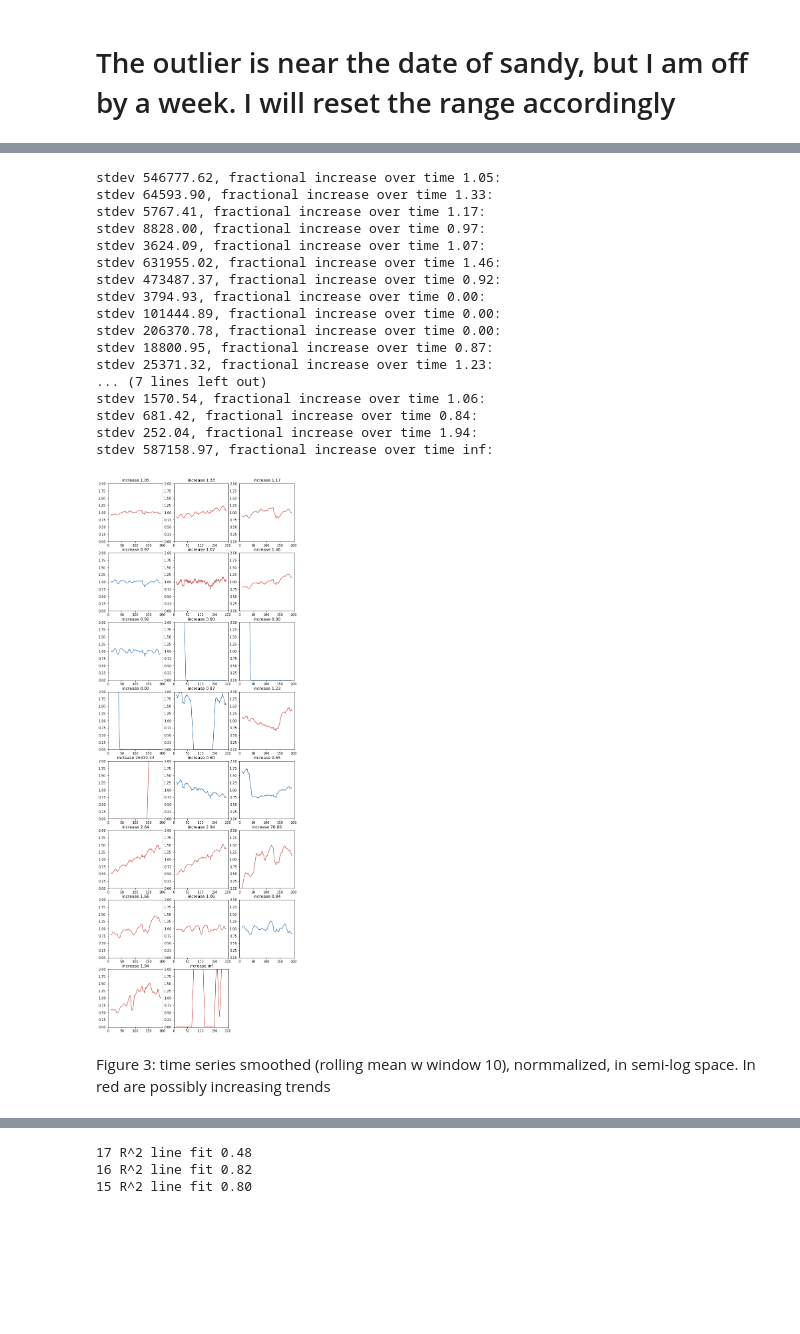
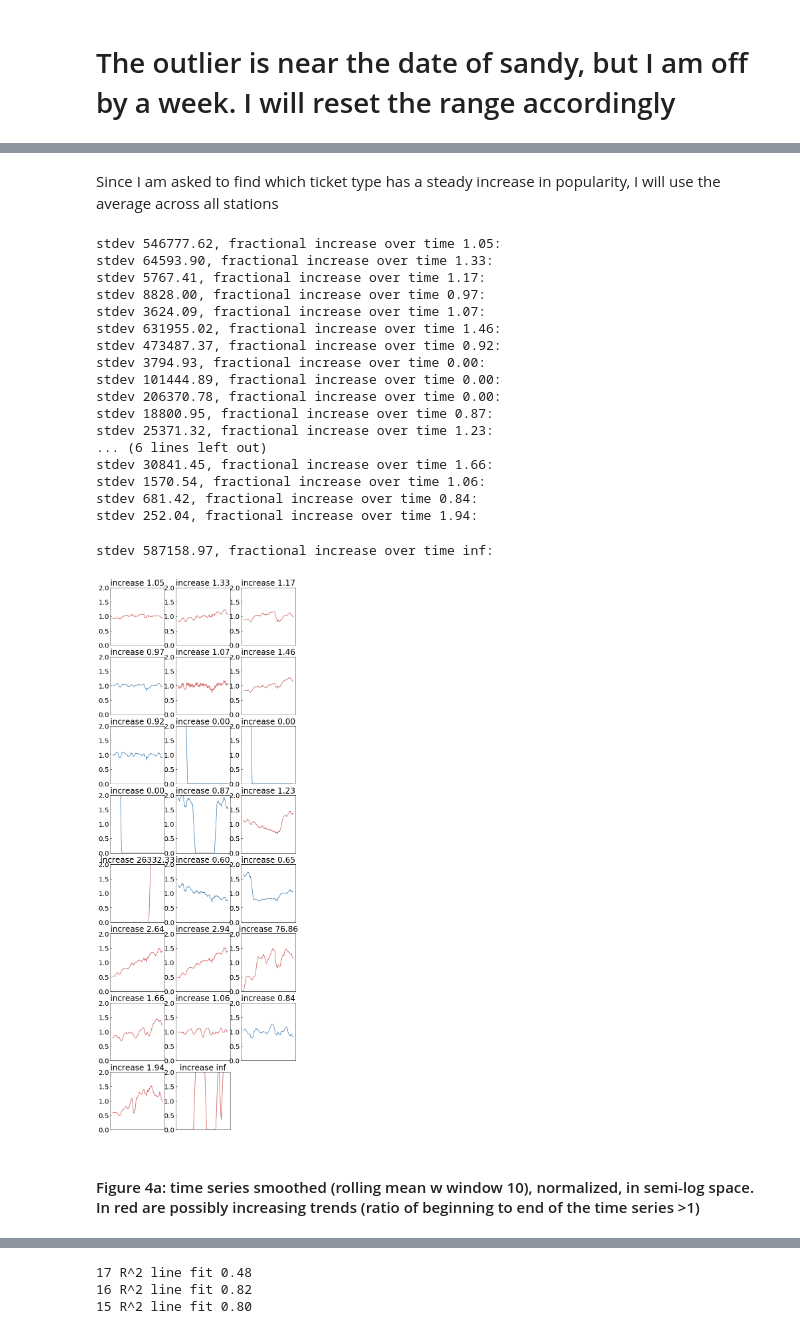
Before and after one commit to fedhere/PUI2017_fb55, a Jupyter notebook: HW10_fb55/subway_timeseries_solution.ipynb, the cells around one changed output, grey strips where cells are left out. Cells and saved outputs as stored; diff of their text form; code cells hidden in the pictures; blank space fills up the shorter version.

```diff
--- a/HW10_fb55/subway_timeseries_solution.ipynb
+++ b/HW10_fb55/subway_timeseries_solution.ipynb
@@ -25,6 +25,7 @@ It contains 23 different subway card types
 # Task 3:
 ## Several stations show a prominent annual periodicity. Identify the 4 **stations** (indentify them by the index of their location in the data cube) that show the most prominent periodic trend on an annual period (52 weeks). (Can you figure out what the periodic peak in rides is due to?)
 # %%
+from __future__ import print_function, division
 import pylab as pl
 import numpy as np
 import pandas as pd
@@ -33,7 +34,7 @@ import pandas as pd
 
 from IPython.display import Image
 from IPython.display import clear_output
-
+pl.rcParams['font.size'] = 20
 Image(filename = "Ridetypes.png")
 # %% [output]
 Populating the interactive namespace from numpy and matplotlib
@@ -229,5 +237,7 @@ Figure 3: time series for all rides weighted by mean number of rides per station
 
 ## notice that you should inspect the time series, either algorithmically or by eye, to ensure you see a trend, and not just changing structure.
+# %% [markdown]
+Since I am asked to find which ticket type has a steady increase in popularity, I will use the average across all stations
 # %%
 #remove series w bad data and store the rest in a new array
 mtanew = np.empty_like(mta)
@@ -239,39 +249,43 @@ mta = mtanew
 
 increase = np.zeros((mta.shape[1],2))
 fig = pl.figure(figsize=(10,30))
+
+
 for i in range(mta.shape[1]):
     mta_allsum = mta[:,i,:]
     ax = fig.add_subplot(8,3,i+1)
     #rolling mean of rides by type
     thisride = pd.rolling_mean(np.nansum(mta_allsum, axis=0), 10)
     increase[i] = np.array([np.nanstd(thisride),
                    np.nanmean(thisride[-10:]) / np.nanmean(thisride[:10])])
     print ("stdev {0:.2f}, fractional increase over time {1:.2f}: ".format(increase[i][0],
                                                                             increase[i][1]))
     if increase[i][1] > 1:
         pl.plot(thisride / np.nanmean(thisride), color="IndianRed")
     else:
         pl.plot(thisride / np.nanmean(thisride), color="SteelBlue")
     pl.ylim(0,2)
+    pl.xticks([])
     pl.title("increase %.2f"%(increase[i][1]))
 # %% [output]
 stdev 546777.62, fractional increase over time 1.05:
 stdev 64593.90, fractional increase over time 1.33:
 stdev 5767.41, fractional increase over time 1.17:
 stdev 8828.00, fractional increase over time 0.97:
 stdev 3624.09, fractional increase over time 1.07:
 stdev 631955.02, fractional increase over time 1.46:
 stdev 473487.37, fractional increase over time 0.92:
 stdev 3794.93, fractional increase over time 0.00:
 stdev 101444.89, fractional increase over time 0.00:
 stdev 206370.78, fractional increase over time 0.00:
 stdev 18800.95, fractional increase over time 0.87:
 stdev 25371.32, fractional increase over time 1.23:
-... (7 lines left out)
+... (6 lines left out)
+stdev 30841.45, fractional increase over time 1.66:
 stdev 1570.54, fractional increase over time 1.06:
 stdev 681.42, fractional increase over time 0.84:
 stdev 252.04, fractional increase over time 1.94:
-stdev 587158.97, fractional increase over time inf:
+stdev 587158.97, fractional increase over time inf:
-[figure, old version]
+[figure, new version]
 # %% [markdown]
-Figure 3: time series smoothed (rolling mean w window 10), normmalized,  in semi-log space. In red are possibly increasing trends
+#### Figure 4a: time series smoothed (rolling mean w window 10), normalized,  in semi-log space. In red are possibly increasing trends (ratio of beginning to end of the time series >1)
```
Also changed, not shown: parts of 52 cells of this notebook.
